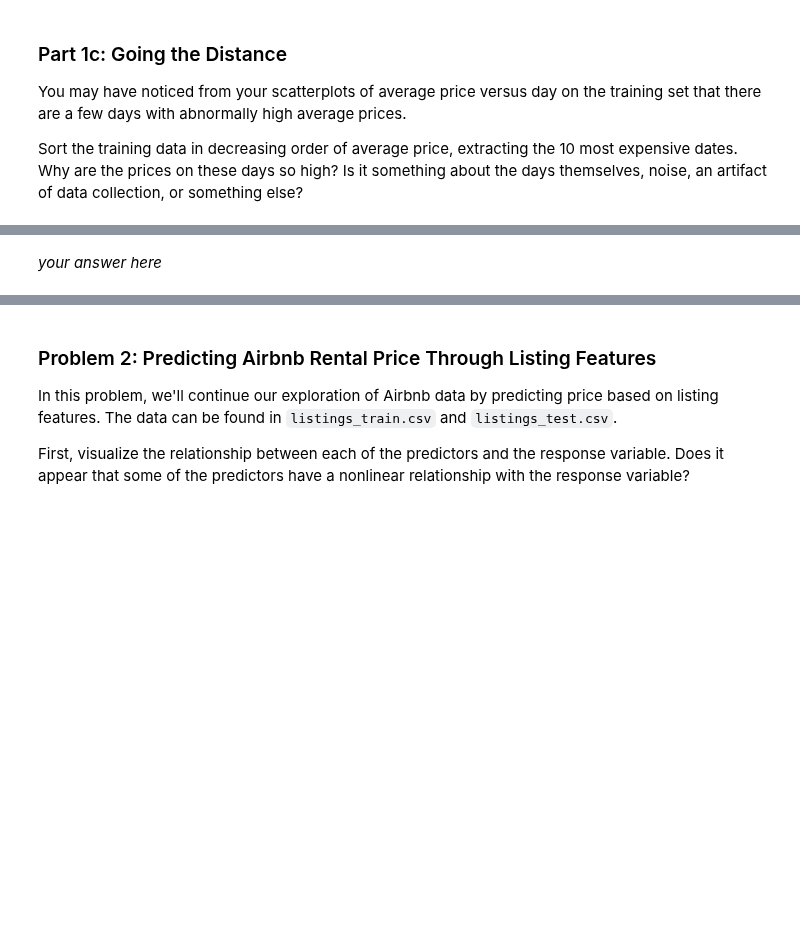
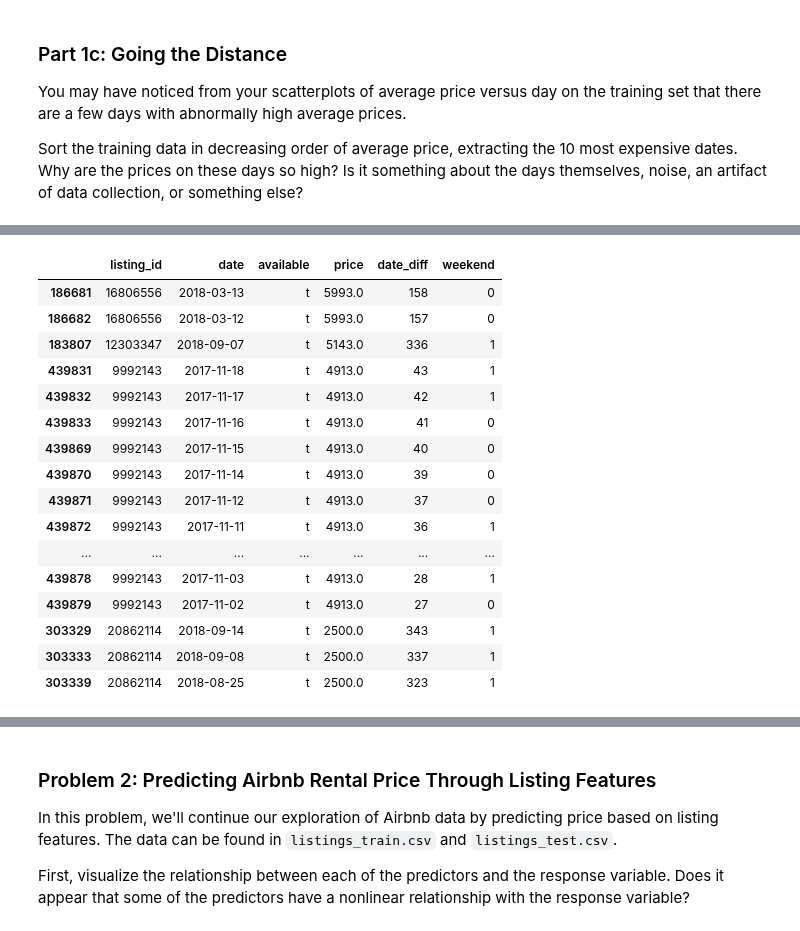
Before and after one commit to medeirosf/2020-CS109B, a Jupyter notebook: content/homeworks/hw01/notebook/cs109b_hw1_edited.ipynb, the cells around one changed output, grey strips where cells are left out. Saved outputs shown, nothing was run; the diff lists cells and outputs as text; code cells hidden in the pictures; blank space fills up the shorter version.

Commit message:
Added weekend dummy for EDA

```diff
--- a/content/homeworks/hw01/notebook/cs109b_hw1_edited.ipynb
+++ b/content/homeworks/hw01/notebook/cs109b_hw1_edited.ipynb
@@ -262,0 +319,4 @@ It is possible/likely that prices on weekends (Friday nights and Saturday nights
+# %%
+#your code here
+cal_train['weekend']=np.where((cal_train['date'].dt.weekday.isin([4,5])),1,0)
+cal_train.head()
@@ -271,2 +352,20 @@ Sort the training data in decreasing order of average price, extracting the 10 m
-# %% [markdown]
-_your answer here_
+# %%
+cal_train.nlargest(20,'price')
+# %% [output]
+|  | listing_id | date | available | price | date_diff | weekend |
+| 186681 | 16806556 | 2018-03-13 | t | 5993.0 | 158 | 0 |
+| 186682 | 16806556 | 2018-03-12 | t | 5993.0 | 157 | 0 |
+| 183807 | 12303347 | 2018-09-07 | t | 5143.0 | 336 | 1 |
+| 439831 | 9992143 | 2017-11-18 | t | 4913.0 | 43 | 1 |
+| 439832 | 9992143 | 2017-11-17 | t | 4913.0 | 42 | 1 |
+| 439833 | 9992143 | 2017-11-16 | t | 4913.0 | 41 | 0 |
+| 439869 | 9992143 | 2017-11-15 | t | 4913.0 | 40 | 0 |
+| 439870 | 9992143 | 2017-11-14 | t | 4913.0 | 39 | 0 |
+| 439871 | 9992143 | 2017-11-12 | t | 4913.0 | 37 | 0 |
+| 439872 | 9992143 | 2017-11-11 | t | 4913.0 | 36 | 1 |
+| ... | ... | ... | ... | ... | ... | ... |
+| 439878 | 9992143 | 2017-11-03 | t | 4913.0 | 28 | 1 |
+| 439879 | 9992143 | 2017-11-02 | t | 4913.0 | 27 | 0 |
+| 303329 | 20862114 | 2018-09-14 | t | 2500.0 | 343 | 1 |
+| 303333 | 20862114 | 2018-09-08 | t | 2500.0 | 337 | 1 |
+| 303339 | 20862114 | 2018-08-25 | t | 2500.0 | 323 | 1 |
```
Also changed, not shown: parts of 22 cells of this notebook.
